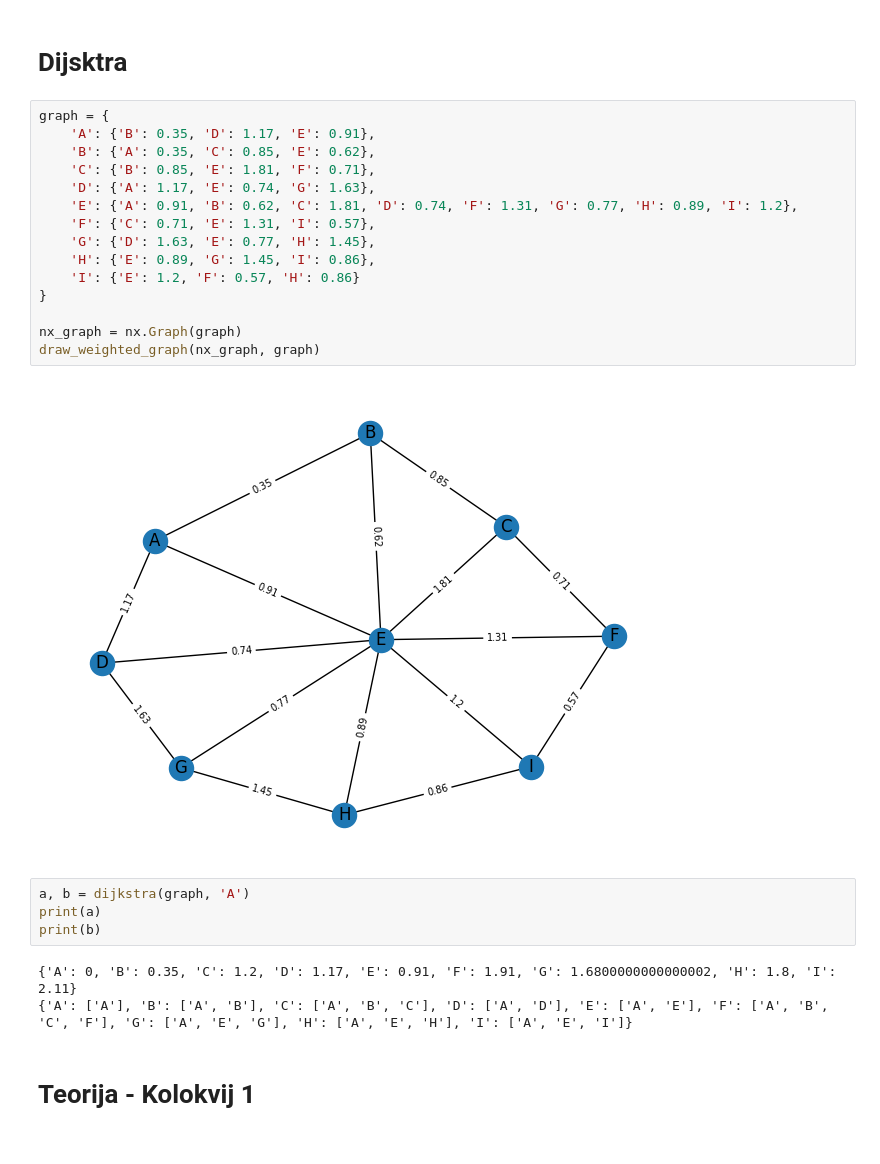
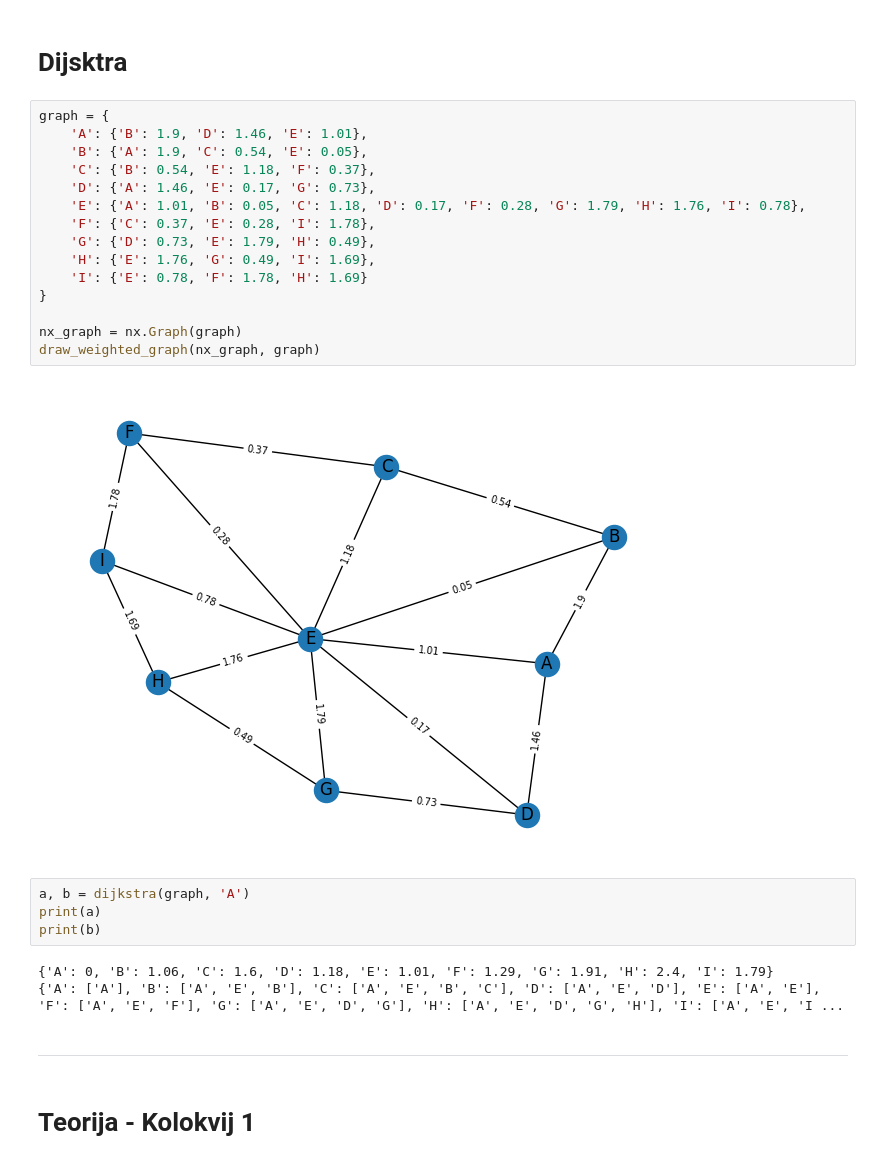
Before and after one commit to daredevil9215/NTAS-TVZ, a Jupyter notebook: ispit.ipynb, the cells around one changed output. Cells and saved outputs as stored; diff of their text form.

```diff
--- a/ispit.ipynb
+++ b/ispit.ipynb
@@ -620,30 +637,32 @@ level= 2 child= 1
 /
 # %% [markdown]
 # Dijsktra
-# %%
-graph = {
-    'A': {'B': 0.35, 'D': 1.17, 'E': 0.91},
-    'B': {'A': 0.35, 'C': 0.85, 'E': 0.62},
-    'C': {'B': 0.85, 'E': 1.81, 'F': 0.71},
-    'D': {'A': 1.17, 'E': 0.74, 'G': 1.63},
-    'E': {'A': 0.91, 'B': 0.62, 'C': 1.81, 'D': 0.74, 'F': 1.31, 'G': 0.77, 'H': 0.89, 'I': 1.2},
-    'F': {'C': 0.71, 'E': 1.31, 'I': 0.57},
-    'G': {'D': 1.63, 'E': 0.77, 'H': 1.45},
-    'H': {'E': 0.89, 'G': 1.45, 'I': 0.86},
-    'I': {'E': 1.2, 'F': 0.57, 'H': 0.86}
-}
-
-nx_graph = nx.Graph(graph)
-draw_weighted_graph(nx_graph, graph)
-# %% [output]
-[figure, removed]
+# %%
+graph = {
+    'A': {'B': 1.9, 'D': 1.46, 'E': 1.01},
+    'B': {'A': 1.9, 'C': 0.54, 'E': 0.05},
+    'C': {'B': 0.54, 'E': 1.18, 'F': 0.37},
+    'D': {'A': 1.46, 'E': 0.17, 'G': 0.73},
+    'E': {'A': 1.01, 'B': 0.05, 'C': 1.18, 'D': 0.17, 'F': 0.28, 'G': 1.79, 'H': 1.76, 'I': 0.78},
+    'F': {'C': 0.37, 'E': 0.28, 'I': 1.78},
+    'G': {'D': 0.73, 'E': 1.79, 'H': 0.49},
+    'H': {'E': 1.76, 'G': 0.49, 'I': 1.69},
+    'I': {'E': 0.78, 'F': 1.78, 'H': 1.69}
+}
+
+nx_graph = nx.Graph(graph)
+draw_weighted_graph(nx_graph, graph)
+# %% [output]
+[figure, added]
 # %%
 a, b = dijkstra(graph, 'A')
 print(a)
 print(b)
 # %% [output]
-{'A': 0, 'B': 0.35, 'C': 1.2, 'D': 1.17, 'E': 0.91, 'F': 1.91, 'G': 1.6800000000000002, 'H': 1.8, 'I': 2.11}
-{'A': ['A'], 'B': ['A', 'B'], 'C': ['A', 'B', 'C'], 'D': ['A', 'D'], 'E': ['A', 'E'], 'F': ['A', 'B', 'C', 'F'], 'G': ['A', 'E', 'G'], 'H': ['A', 'E', 'H'], 'I': ['A', 'E', 'I']}
+{'A': 0, 'B': 1.06, 'C': 1.6, 'D': 1.18, 'E': 1.01, 'F': 1.29, 'G': 1.91, 'H': 2.4, 'I': 1.79}
+{'A': ['A'], 'B': ['A', 'E', 'B'], 'C': ['A', 'E', 'B', 'C'], 'D': ['A', 'E', 'D'], 'E': ['A', 'E'], 'F': ['A', 'E', 'F'], 'G': ['A', 'E', 'D', 'G'], 'H': ['A', 'E', 'D', 'G', 'H'], 'I': ['A', 'E', 'I ...
+# %% [markdown]
+***
 # %% [markdown]
 # Teorija - Kolokvij 1
 # %% [markdown]
```
Also changed, not shown: parts of 14 cells of this notebook.
